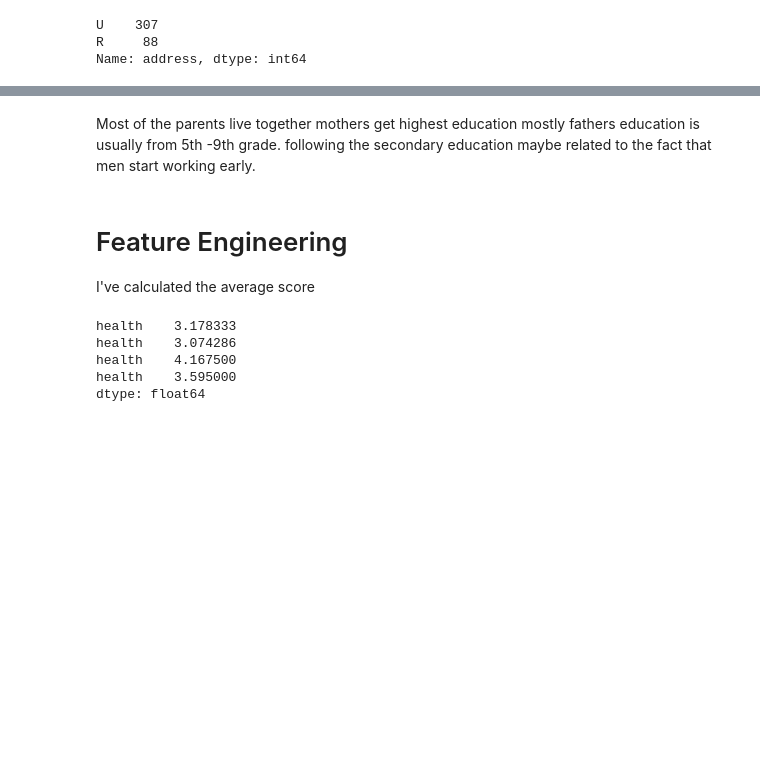
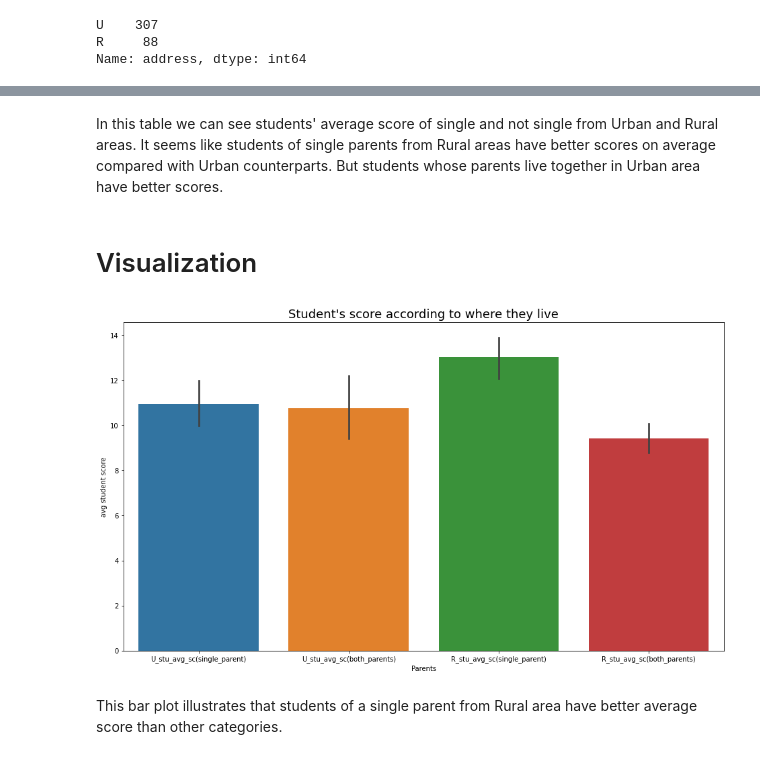
Before and after one commit to ev-horrosh/better-data-blog, a Jupyter notebook: _notebooks/2021-09-20-Urban-And-Rural-Student-Performance.ipynb, the cells around one changed output, grey strips where cells are left out. Cells and saved outputs as stored; diff of their text form; code cells hidden in the pictures; blank space fills up the shorter version.

```diff
--- a/_notebooks/2021-09-20-Urban-And-Rural-Student-Performance.ipynb
+++ b/_notebooks/2021-09-20-Urban-And-Rural-Student-Performance.ipynb
@@ -176,11 +186,3 @@ stu.head(10)
 | 20 | 13.34 | 14.67 | 13.03 | 9.42 |
 | 21 | 10.94 | 10.74 | 13.03 | 8.33 |
 | 22 | 10.94 | 7.33 | 13.03 | 9.42 |
-# %% [markdown]
-Most of the parents live together mothers get highest education mostly
-fathers education is usually from 5th -9th grade. following the secondary education
-maybe related to the fact that men start working early.
-# %% [markdown]
-# Feature Engineering
-
-I've calculated the average score
@@ -196,15 +189,18 @@ stu_famrel
-# %%
-urban_single_parents_famrel=df[(df['address']=='U') & (df['Pstatus']=='A')].groupby(['age'])['health'].mean().round(2)
-urban_parents_famrel=df[(df['address']=='U') & (df['Pstatus']=='T')].groupby(['age'])['health'].mean().round(2)
-rural_single_parents_famrel=df[(df['address']=='R') & (df['Pstatus']=='A')].groupby(['age'])['health'].mean().round(2)
-rural_parents_famrel=df[(df['address']=='R') & (df['Pstatus']=='T')].groupby(['age'])['health'].mean().round(2)
-
-stu_famrel=pd.concat((urban_single_parents_famrel,urban_parents_famrel,rural_single_parents_famrel,rural_parents_famrel),axis=1)
-# stu_famrel.dropna()
-stu_famrel
-# %% [output]
-health    3.178333
-health    3.074286
-health    4.167500
-health    3.595000
-dtype: float64
+# %% [markdown]
+In this table we can see students' average score of single and not single from Urban and Rural areas.
+It seems like students of single parents from Rural areas have better scores on average compared with Urban counterparts.
+But students whose parents live together in Urban area have better scores.
+# %% [markdown]
+# Visualization
+# %%
+fig,ax=plt.subplots(figsize=(16, 9))
+ax.set_title("Student's score according to where they live", fontsize=18)
+ax.set_xlabel("Parents")
+ax.set_ylabel("avg student score")
+
+sns.barplot(data=stu)
+plt.show()
+# %% [output]
+[figure, added]
+# %% [markdown]
+This bar plot illustrates that students of a single parent from Rural area have better average score than other categories.
```
Also changed, not shown: parts of 26 cells of this notebook.
